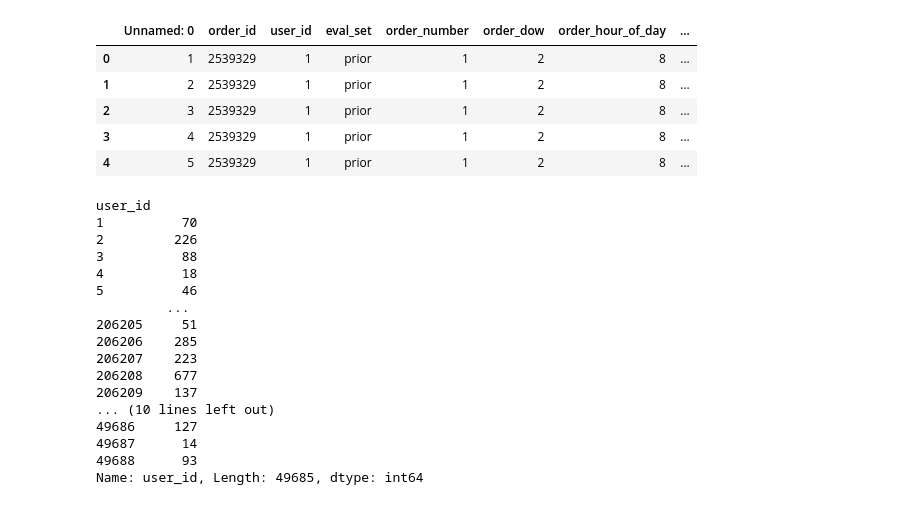
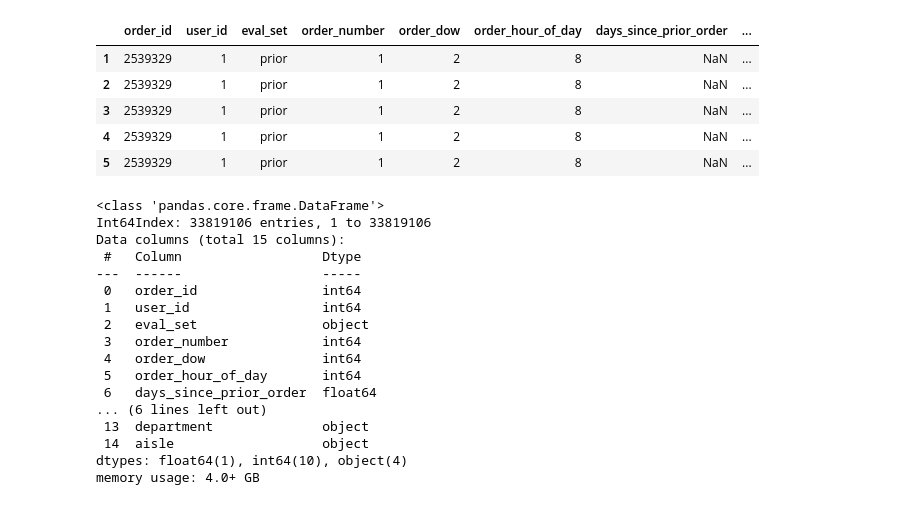
Before and after one commit to eugencuic/FHNW_FS20_Recommender-System-Retail, a Jupyter notebook: Recommender System.ipynb, the cells around one changed output. Saved outputs shown, nothing was run; the diff lists cells and outputs as text; code cells hidden in the pictures.

```diff
--- a/Recommender System.ipynb
+++ b/Recommender System.ipynb
@@ -29,60 +28,47 @@ Ressources:
 # %%
 import numpy as np
 import pandas as pd
+import matplotlib.pyplot as plt
+import seaborn as sns # used for histogram
 
 
-raw_data = pd.read_csv ("Recommender4Retail.csv") # low_memory option is depricated
+raw_data = pd.read_csv ("Recommender4Retail.csv", index_col=[0]) # low_memory option is depricated
 raw_data.head()
 # %% [output]
-|  | Unnamed: 0 | order_id | user_id | eval_set | order_number | order_dow | order_hour_of_day | ... |
-| 0 | 1 | 2539329 | 1 | prior | 1 | 2 | 8 | ... |
-| 1 | 2 | 2539329 | 1 | prior | 1 | 2 | 8 | ... |
-| 2 | 3 | 2539329 | 1 | prior | 1 | 2 | 8 | ... |
-| 3 | 4 | 2539329 | 1 | prior | 1 | 2 | 8 | ... |
-| 4 | 5 | 2539329 | 1 | prior | 1 | 2 | 8 | ... |
+|  | order_id | user_id | eval_set | order_number | order_dow | order_hour_of_day | days_since_prior_order | ... |
+| 1 | 2539329 | 1 | prior | 1 | 2 | 8 | NaN | ... |
+| 2 | 2539329 | 1 | prior | 1 | 2 | 8 | NaN | ... |
+| 3 | 2539329 | 1 | prior | 1 | 2 | 8 | NaN | ... |
+| 4 | 2539329 | 1 | prior | 1 | 2 | 8 | NaN | ... |
+| 5 | 2539329 | 1 | prior | 1 | 2 | 8 | NaN | ... |
 # %%
-# Some EDA
-
-#raw_data.info()
-#raw_data.describe()
-
+# Exploring the Data
 '''
-- What is eval_set, order_dow, reordered and can they be used to create a rating?
+- What is eval_set, order_dow, reordered and can what can they be used for?
 - Can the amount a product has been bought, seen as a implicit ratings? There might be some problems to it depending on the product...
+-
 '''
 
-#Unique Users
-#unique_users = raw_data.drop_duplicates(subset=['user_id'], keep='first')
+raw_data.info()
+raw_data.describe()
 
-#unique_users = raw_data['user_id'].unique()
-
-#unique_users.count()
-
-# filter a user
-user1 = raw_data[(raw_data.user_id == 1)] # data_limited[(data_limited.user_id == 1) & (data_limited.product_id == 196)]
-
-# amount of products bought by user
-n_by_user = raw_data.groupby("user_id")["product_id"].count()
-print(n_by_user)
-
-# number of times a product is bought
-n_of_products = raw_data.groupby("product_id")["user_id"].count()
-print(n_of_products)
+data = raw_data
+data = raw_data.head(5000) # reduced for testing purposes, if this line is commented out, all querys use the full Dataframe
 # %% [output]
-user_id
-1          70
-2         226
-3          88
-4          18
-5          46
-         ...
-206205     51
-206206    285
-206207    223
-206208    677
-206209    137
-... (10 lines left out)
-49686     127
-49687      14
-49688      93
-Name: user_id, Length: 49685, dtype: int64
+<class 'pandas.core.frame.DataFrame'>
+Int64Index: 33819106 entries, 1 to 33819106
+Data columns (total 15 columns):
+ #   Column                  Dtype
+---  ------                  -----
+ 0   order_id                int64
+ 1   user_id                 int64
+ 2   eval_set                object
+ 3   order_number            int64
+ 4   order_dow               int64
+ 5   order_hour_of_day       int64
+ 6   days_since_prior_order  float64
+... (6 lines left out)
+ 13  department              object
+ 14  aisle                   object
+dtypes: float64(1), int64(10), object(4)
+memory usage: 4.0+ GB
```
Also changed, not shown: parts of 17 cells of this notebook.
